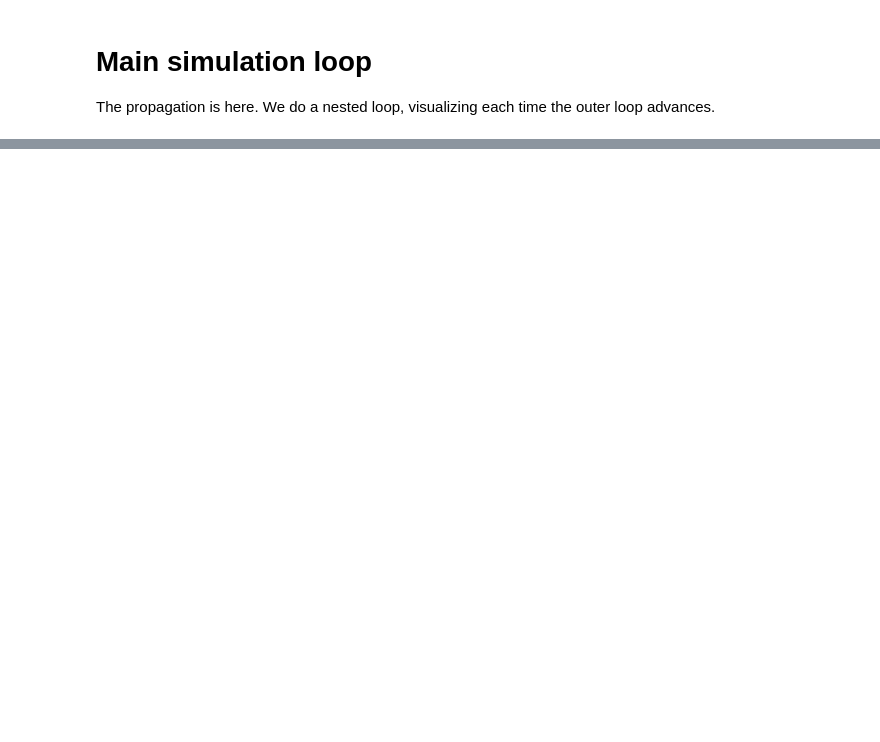
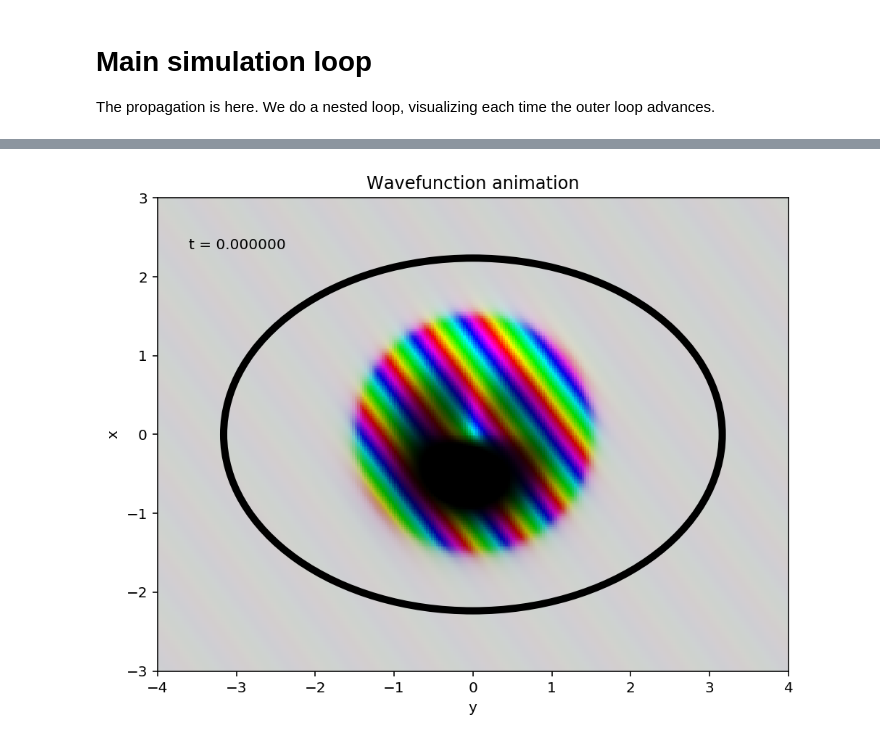
Before and after one commit to simenkva/fft_tdse, a Jupyter notebook: Demonstration 1 - quantum billiards.ipynb, the cells around one changed output, grey strips where cells are left out. Saved outputs shown, nothing was run; the diff lists cells and outputs as text; code cells hidden in the pictures; blank space fills up the shorter version.

Commit message:
Added animation, lightning

```diff
--- a/Demonstration 1 - quantum billiards.ipynb
+++ b/Demonstration 1 - quantum billiards.ipynb
@@ -89,5 +92,5 @@ for i in range(10):
     for k in range(20):
         prop.strang(wf,t)
         t += dt
-    visualize(wf.psi,f't = {t:.2f}')
+    visualize(wf,f't = {t:.2f}')
 # %% [output]
@@ -103,0 +109,81 @@ for i in range(10):
+# %%
+import matplotlib
+matplotlib.use('Qt5Agg') #use Qt5 as backend, comment this line for default backend
+from matplotlib import animation
+
+# Set up initial condition.
+psi0 = np.exp(-2*(x**2+y**2) + 8j*y + 6j*x)
+
+# Create a wavefunction object
+wf = FourierWavefunction(grid)
+wf.setPsi(psi0,normalize=True)
+
+
+# Create a Strang splitting propagator
+dt = 0.005
+t_final = 5
+frames = int(t_final/dt)
+prop = Propagator(ham, dt)
+t = 0.0
+
+
+fig = plt.figure(figsize=[10,6])
+
+ax = plt.axes()
+
+I = render2d(wf)
+img1 = plt.imshow(I,aspect='equal',extent=[a[1],b[1],a[0],b[0]],origin='lower')
+ax.add_patch(Ellipse((0, 0), width=r2*2, height=r1*2,edgecolor='black',
+                 facecolor='none',
+                 linewidth=5))
+#plt.title(heading)
+plt.xlabel('y')
+plt.ylabel('x')
+
+#lines = [line1,line2,line3] #lines to animate
+plt.title('Wavefunction animation')
+#plt.legend(['Re psi', 'Im psi', '|psi|'])
+#plt.xlabel('x')
+txt = plt.text(0.05, 0.9, 't = %f' % (0), horizontalalignment='left', verticalalignment='center', transform=ax.transAxes)
+
+
+
+patches = [img1, txt] # things to animate
+
+def init():
+    #init lines
+    wf = FourierWavefunction(grid)
+    wf.setPsi(psi0,normalize=True)
+
+    img1.set_data(render2d(wf))
+
+    txt.set_text('t = %f' % (0))
+    #ax.set_xlim(x0[0], x1[0])
+    #ax.set_ylim(y0[0], y1[0])
+
+    return patches #return everything that must be updated
+
+def animate(i):
+    #animate lines
+    #lines[0].set_data(x, psi[:,i].real)
+    #lines[1].set_data(x, psi[:,i].imag)
+    #lines[2].set_data(x, np.abs(psi[:,i]))
+    img1.set_data(render2d(wf))
+    txt.set_text(f't = {i*dt:.2f}')
+    prop.strang(wf, 0.0)
+    #t += dt
+
+    print(f'Frame {i}/{frames} done.')
+    #ax.set_xlim(x0[i], x1[i])
+    #ax.set_ylim(y0[i], y1[i])
+
+
+    return patches #return everything that must be updated
+
+fskip = 1
+anim = animation.FuncAnimation(fig, animate, init_func=init,
+                               frames=range(0,frames,fskip), interval=10, blit=False)
+
+plt.show()
+# %% [output]
+[figure, added]
```
Also changed, not shown: parts of 6 cells of this notebook, 1 other file.
